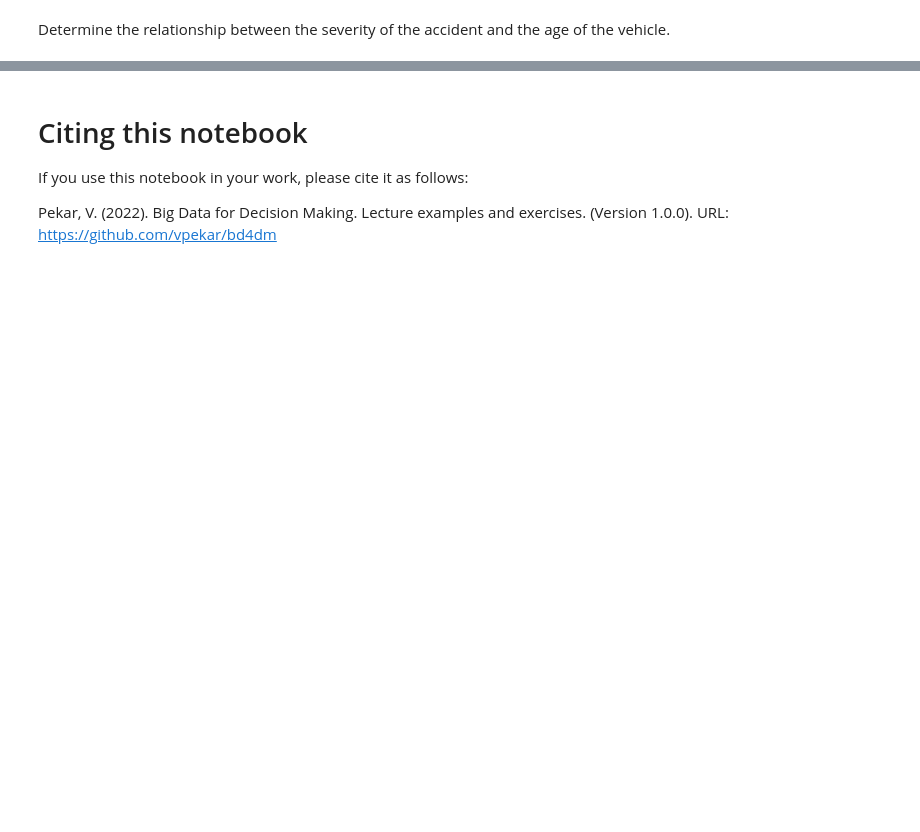
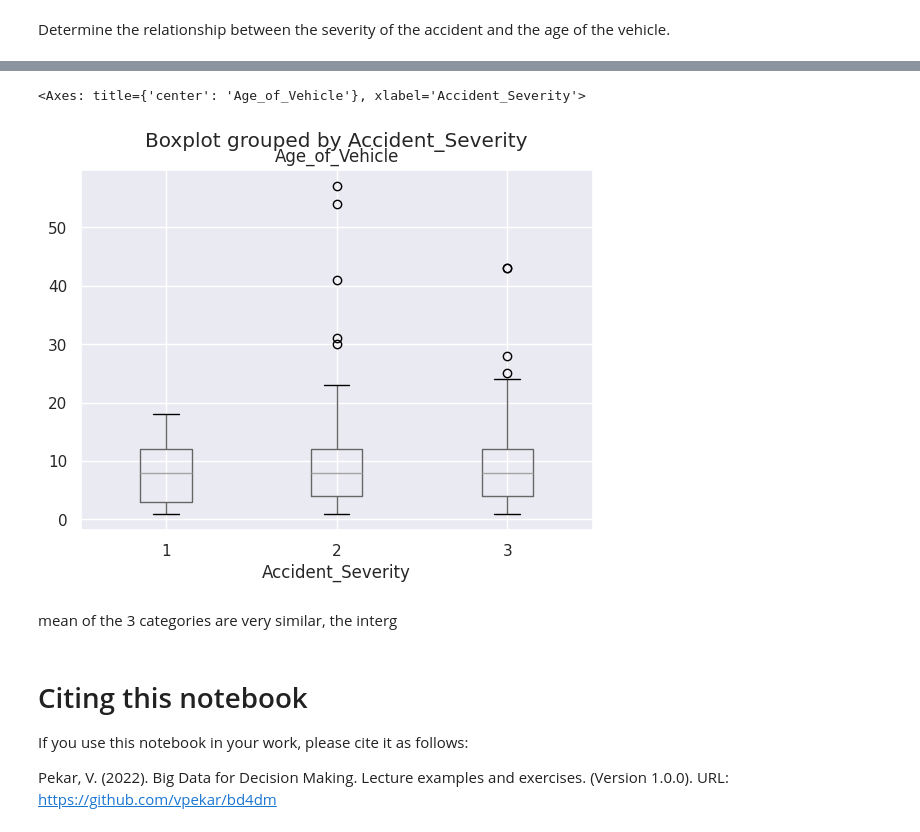
Before and after one commit to kkb121/Data-Access-Transformation, a Jupyter notebook: Data Access/Data transformation - Ex 2.ipynb, the cells around one changed output, grey strips where cells are left out. Saved outputs shown, nothing was run; the diff lists cells and outputs as text; code cells hidden in the pictures; blank space fills up the shorter version.

```diff
--- a/Data Access/Data transformation - Ex 2.ipynb
+++ b/Data Access/Data transformation - Ex 2.ipynb
@@ -33,3 +88,10 @@ Determine the relationship between the severity of the accident and the age of t
+# %%
+df.boxplot("Age_of_Vehicle", by= "Accident_Severity")
+# %% [output]
+<Axes: title={'center': 'Age_of_Vehicle'}, xlabel='Accident_Severity'>
+[figure, added]
+# %% [markdown]
+mean of the 3 categories are very similar, the interg
 # %% [markdown]
 # Citing this notebook
 
```
Also changed, not shown: parts of 7 cells of this notebook.
